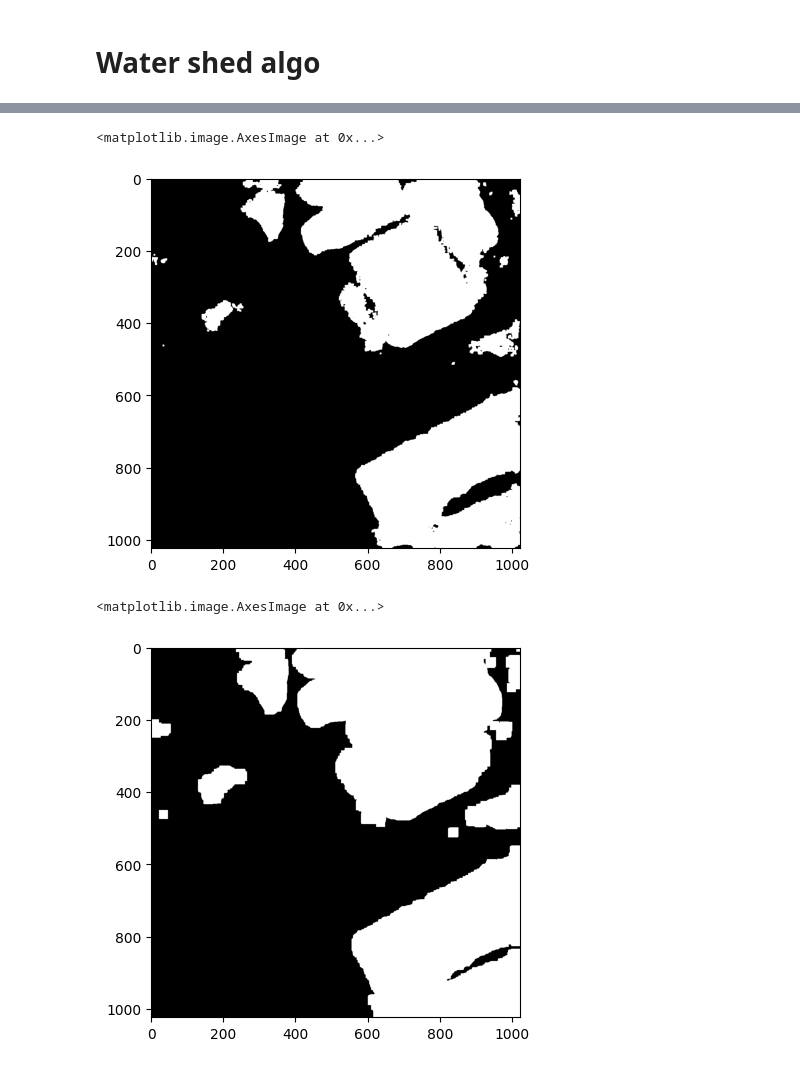
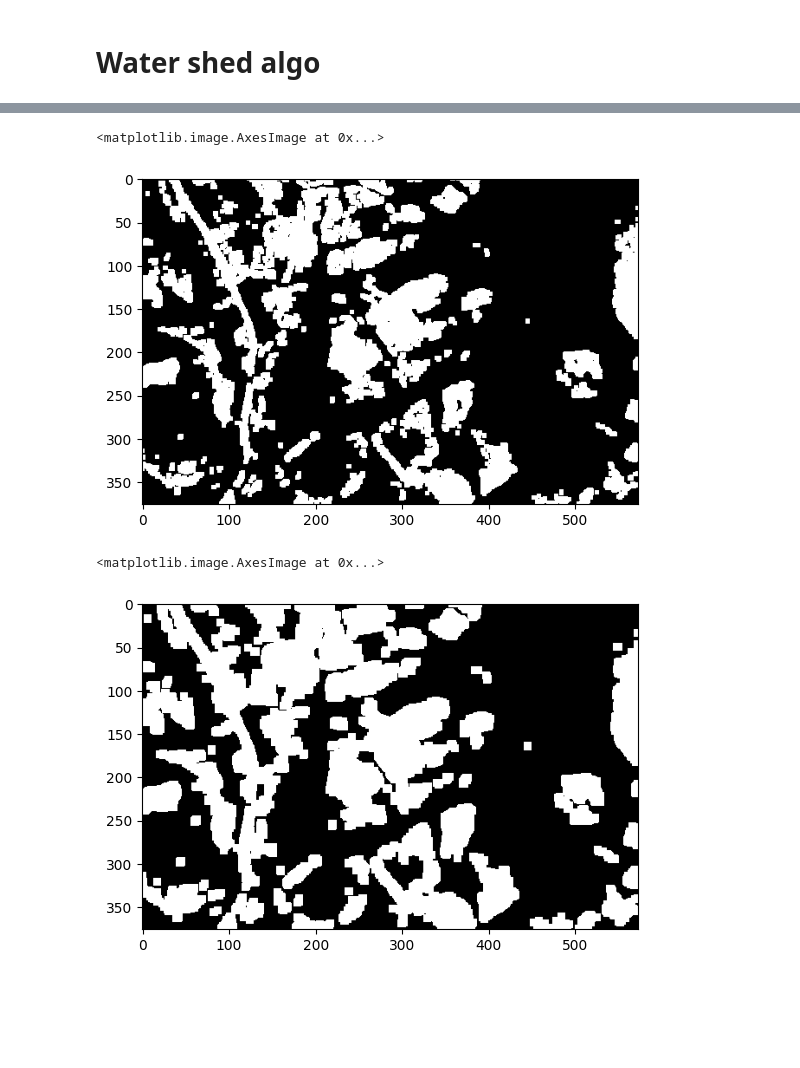
Before and after one commit to rakshitdabral/Rooftop-Solar-Energy-Potential-Map, a Jupyter notebook: ML/notebooks/advanced_prediction.ipynb, the cells around one changed output, grey strips where cells are left out. Cells and saved outputs as stored; diff of their text form; code cells hidden in the pictures; blank space fills up the shorter version.

```diff
--- a/ML/notebooks/advanced_prediction.ipynb
+++ b/ML/notebooks/advanced_prediction.ipynb
@@ -172,7 +252,7 @@ Area of predicted mask: 346218 pixels
 # %%
 # Load the image and mask
 # image = cv2.imread("D:\\Rooftop-Solar-Energy-Potential-Map\\ML\\data\\results\\source\\DL52_9309_8_3.jpg")
-image = cv2.imread("D:\\Rooftop-Solar-Energy-Potential-Map\\ML\\data\\results\\mask\\DL54_55b2_3_6.jpg")
+image = cv2.imread("data1.tif")
 # %%
 img_grey = image[:,:,0]
 plt.imshow(img_grey)
@@ -188,11 +268,11 @@ opening = cv2.morphologyEx(thresh,cv2.MORPH_OPEN,kernel, iterations = 2)
 plt.imshow(opening, cmap="gray")
 # %% [output]
 <matplotlib.image.AxesImage at 0x...>
-[figure, old version]
+[figure, new version]
 # %%
-sure_bg = cv2.dilate(opening,kernel,iterations=10)
+sure_bg = cv2.dilate(opening,kernel,iterations=2)
 plt.imshow(sure_bg, cmap="gray")
 # %% [output]
 <matplotlib.image.AxesImage at 0x...>
-[figure, old version]
+[figure, new version]
 # %%
```
Also changed, not shown: parts of 39 cells of this notebook, 1 other file.
